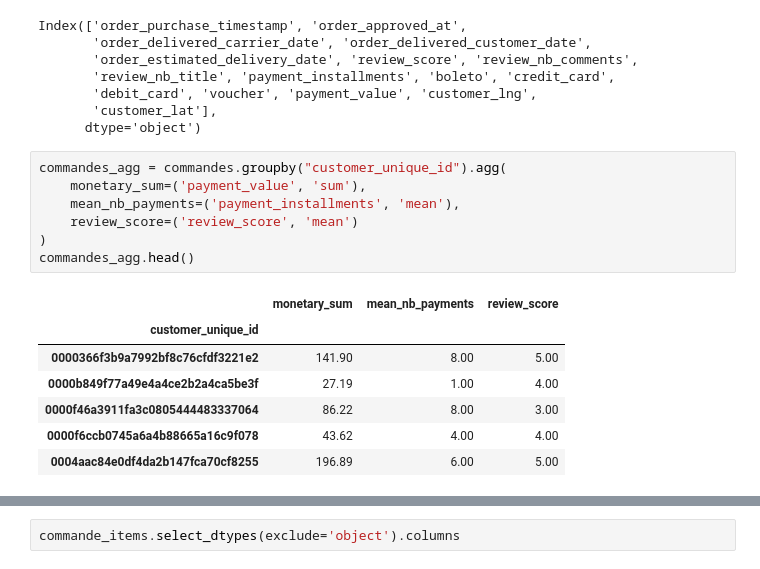
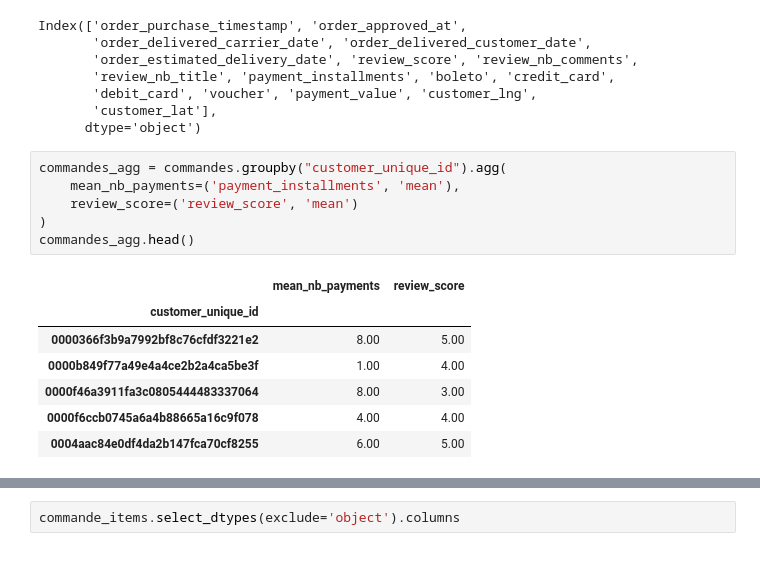
Before and after one commit to mrcreasey/oc-ds-p5-unsupervised-clustering, a Jupyter notebook: P5_01_analyse.ipynb, the cells around one changed output, grey strips where cells are left out. Cells and saved outputs as stored; diff of their text form.

```diff
--- a/P5_01_analyse.ipynb
+++ b/P5_01_analyse.ipynb
@@ -1335,19 +1351,18 @@ Index(['order_purchase_timestamp', 'order_approved_at',
       dtype='object')
 # %%
 commandes_agg = commandes.groupby("customer_unique_id").agg(
-    monetary_sum=('payment_value', 'sum'),
     mean_nb_payments=('payment_installments', 'mean'),
     review_score=('review_score', 'mean')
 )
 commandes_agg.head()
 # %% [output]
-|  | monetary_sum | mean_nb_payments | review_score |
-| customer_unique_id |  |  |  |
-| 0000366f3b9a7992bf8c76cfdf3221e2 | 141.90 | 8.00 | 5.00 |
-| 0000b849f77a49e4a4ce2b2a4ca5be3f | 27.19 | 1.00 | 4.00 |
-| 0000f46a3911fa3c0805444483337064 | 86.22 | 8.00 | 3.00 |
-| 0000f6ccb0745a6a4b88665a16c9f078 | 43.62 | 4.00 | 4.00 |
-| 0004aac84e0df4da2b147fca70cf8255 | 196.89 | 6.00 | 5.00 |
+|  | mean_nb_payments | review_score |
+| customer_unique_id |  |  |
+| 0000366f3b9a7992bf8c76cfdf3221e2 | 8.00 | 5.00 |
+| 0000b849f77a49e4a4ce2b2a4ca5be3f | 1.00 | 4.00 |
+| 0000f46a3911fa3c0805444483337064 | 8.00 | 3.00 |
+| 0000f6ccb0745a6a4b88665a16c9f078 | 4.00 | 4.00 |
+| 0004aac84e0df4da2b147fca70cf8255 | 6.00 | 5.00 |
 # %%
 if not 'review_score' in clients.columns:
     clients = clients.join(commandes_agg, how='left')
```
Also changed, not shown: parts of 16 cells of this notebook, 2 other files.
